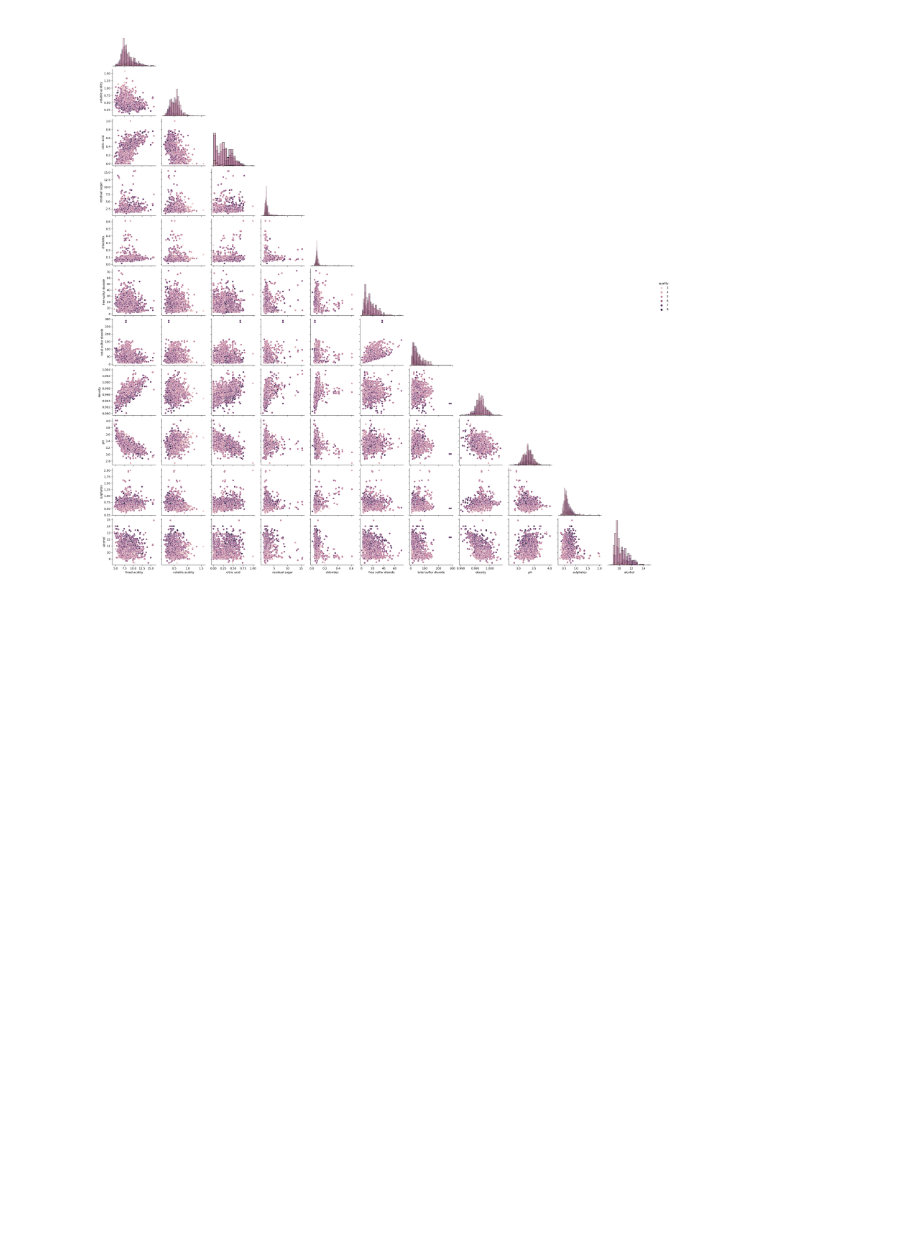
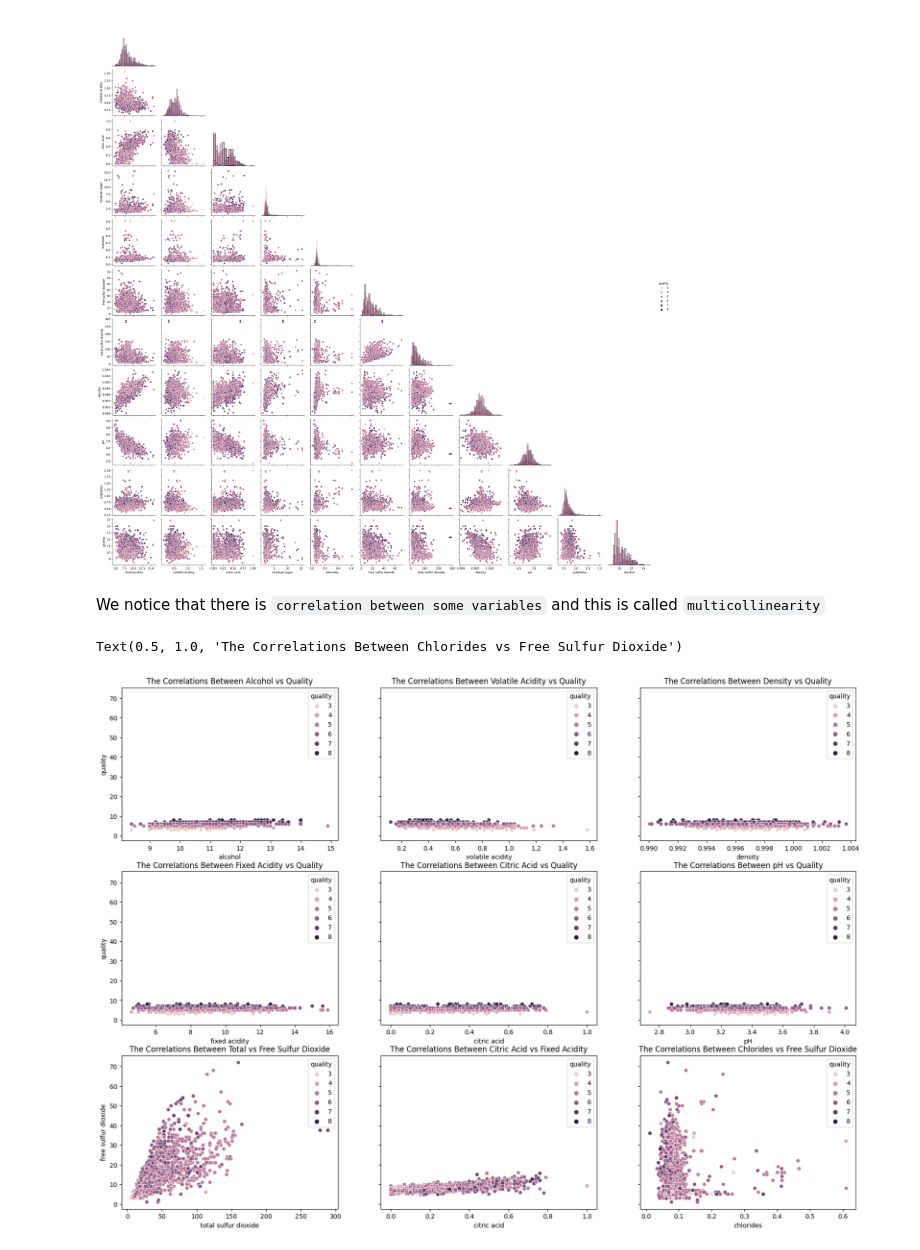
Before and after one commit to unclethien/Predicting-Red-Wine-Quality-from-Chemical-Properties-using-Machine-Learning, a Jupyter notebook: Assignment_1.ipynb, the cells around one changed output. Cells and saved outputs as stored; diff of their text form; code cells hidden in the pictures; blank space fills up the shorter version.

```diff
--- a/Assignment_1.ipynb
+++ b/Assignment_1.ipynb
@@ -283,4 +283,30 @@ sns.pairplot(data= red_wine, diag_kind = "hist", hue= "quality", corner=True)
 # %% [output]
 <seaborn.axisgrid.PairGrid at 0x...>
 [figure]
+# %% [markdown]
+We notice that there is `correlation between some variables` and this is called `multicollinearity`
+# %%
+fig, axes = plt.subplots(3, 3, figsize=(21, 15), sharey=True)
+axes = axes.flatten()
+
+sns.scatterplot(ax = axes[0], x='alcohol', y='quality', hue= 'quality', data = red_wine).set_title('The Correlations Between Alcohol vs Quality')
+
+sns.scatterplot(ax = axes[1], x='volatile acidity', y='quality', hue= 'quality', data = red_wine).set_title('The Correlations Between Volatile Acidity vs Quality')
+
+sns.scatterplot(ax = axes[2], x='density', y='quality', hue= 'quality', data = red_wine).set_title('The Correlations Between Density vs Quality')
+
+sns.scatterplot(ax = axes[3], x='fixed acidity', y='quality', hue= 'quality', data = red_wine).set_title('The Correlations Between Fixed Acidity vs Quality')
+
+sns.scatterplot(ax = axes[4], x='citric acid', y='quality', hue= 'quality', data = red_wine).set_title('The Correlations Between Citric Acid vs Quality')
+
+sns.scatterplot(ax = axes[5], x='pH', y='quality', hue= 'quality', data = red_wine).set_title('The Correlations Between pH vs Quality')
+
+sns.scatterplot(ax = axes[6], x='total sulfur dioxide', y='free sulfur dioxide', hue= 'quality', data = red_wine).set_title('The Correlations Between Total vs Free Sulfur Dioxide')
+
+sns.scatterplot(ax = axes[7], x='citric acid', y='fixed acidity', hue= 'quality', data = red_wine).set_title('The Correlations Between Citric Acid vs Fixed Acidity')
+
+sns.scatterplot(ax = axes[8], x='chlorides', y='free sulfur dioxide', hue= 'quality', data = red_wine).set_title('The Correlations Between Chlorides vs Free Sulfur Dioxide')
+# %% [output]
+Text(0.5, 1.0, 'The Correlations Between Chlorides vs Free Sulfur Dioxide')
+[figure, added]
 # %% [markdown]
```
Also changed, not shown: parts of 4 cells of this notebook.
